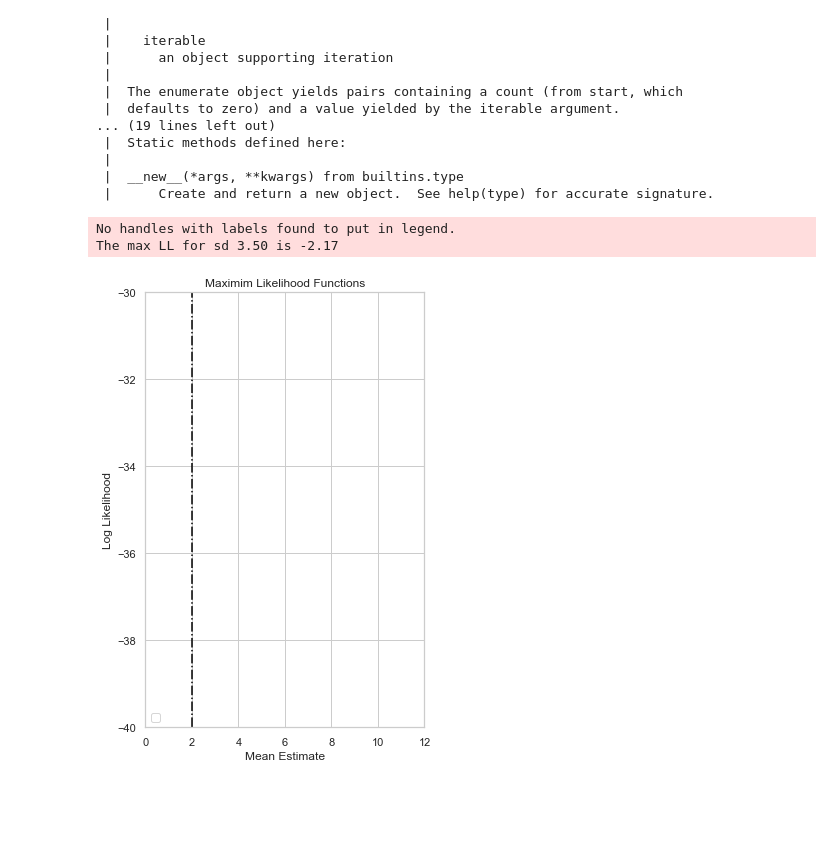
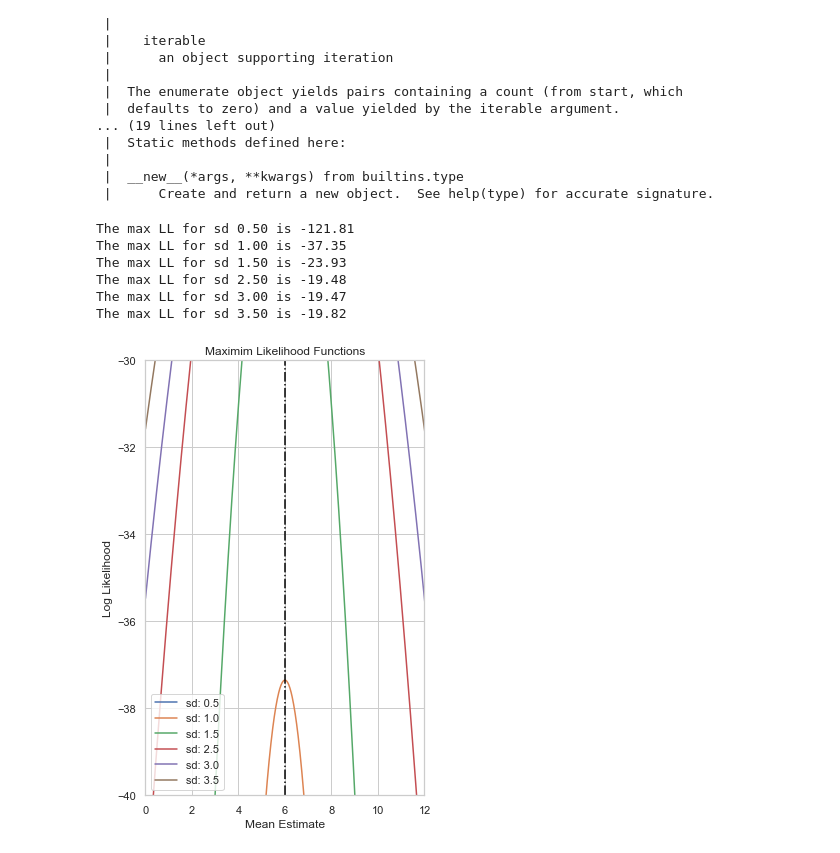
Before and after one commit to QPeiran/PythonStatistics, a Jupyter notebook: hello_ds/seaborn.ipynb, the cells around one changed output. Cells and saved outputs as stored; diff of their text form; code cells hidden in the pictures; blank space fills up the shorter version.

```diff
--- a/hello_ds/seaborn.ipynb
+++ b/hello_ds/seaborn.ipynb
@@ -155,44 +155,46 @@ class enumerate(object)
 # %%
 from scipy.stats import norm
 # Plot the Maximum Likelihood Functions for different values of mu
 # and sigma
 def plot_ll(x):
     plt.figure(figsize=(5,8))
     plt.title("Maximim Likelihood Functions")
     plt.xlabel("Mean Estimate")
     plt.ylabel("Log Likelihood")
     plt.ylim(-40, -30)
     plt.xlim(0, 12)
-    mu_set = np.linspace(0, 16, 8000)
+    mu_set = np.linspace(0, 16, 1000)
     sd_set = [.5, 1, 1.5, 2.5, 3, 3.5]
     max_val = max_val_location = None
     for i in sd_set:
-            ll_array = []
+        ll_array = []
 
-            for j in mu_set:
-                temp_mm = 0
+        for j in mu_set:
+            temp_mm = 0
+            for k in x:
+                temp_mm += np.log(norm.pdf(k, j, i)) # The LL function
+            ll_array.append(temp_mm)
 
-                for k in x:
-                    temp_mm += np.log(norm.pdf(k, j, i)) # The LL function
-                    ll_array.append(temp_mm)
+            if (max_val is None):
+                max_val = max(ll_array)
+            elif max(ll_array) > max_val:
+                max_val = max(ll_array)
+                max_val_location = j
+        # Plot the results
+        plt.plot(mu_set, ll_array, label="sd: %.1f" % i)
+        print ("The max LL for sd %.2f is %.2f" % (i, max(ll_array)))
 
-                    if (max_val is None):
-                        max_val = max(ll_array)
-                    elif max(ll_array) > max_val:
-                        max_val = max(ll_array)
-                        max_val_location = j
-
-    # Plot the results
-    plt.plot(mu_set, ll_array, label="sd: %.1f" % i)
-
-    print ("The max LL for sd %.2f is %.2f" % (i, max(ll_array)))
     plt.axvline(x=max_val_location, color='black', ls='-.')
     plt.legend(loc='lower left')
 
 
 x = [2, 3, 4, 5, 7, 8, 9, 10]
 plot_ll(x)
 # %% [output]
-No handles with labels found to put in legend.
-The max LL for sd 3.50 is -2.17
+The max LL for sd 0.50 is -121.81
+The max LL for sd 1.00 is -37.35
+The max LL for sd 1.50 is -23.93
+The max LL for sd 2.50 is -19.48
+The max LL for sd 3.00 is -19.47
+The max LL for sd 3.50 is -19.82
-[figure, old version]
+[figure, new version]
```
Also changed, not shown: parts of 5 cells of this notebook.
